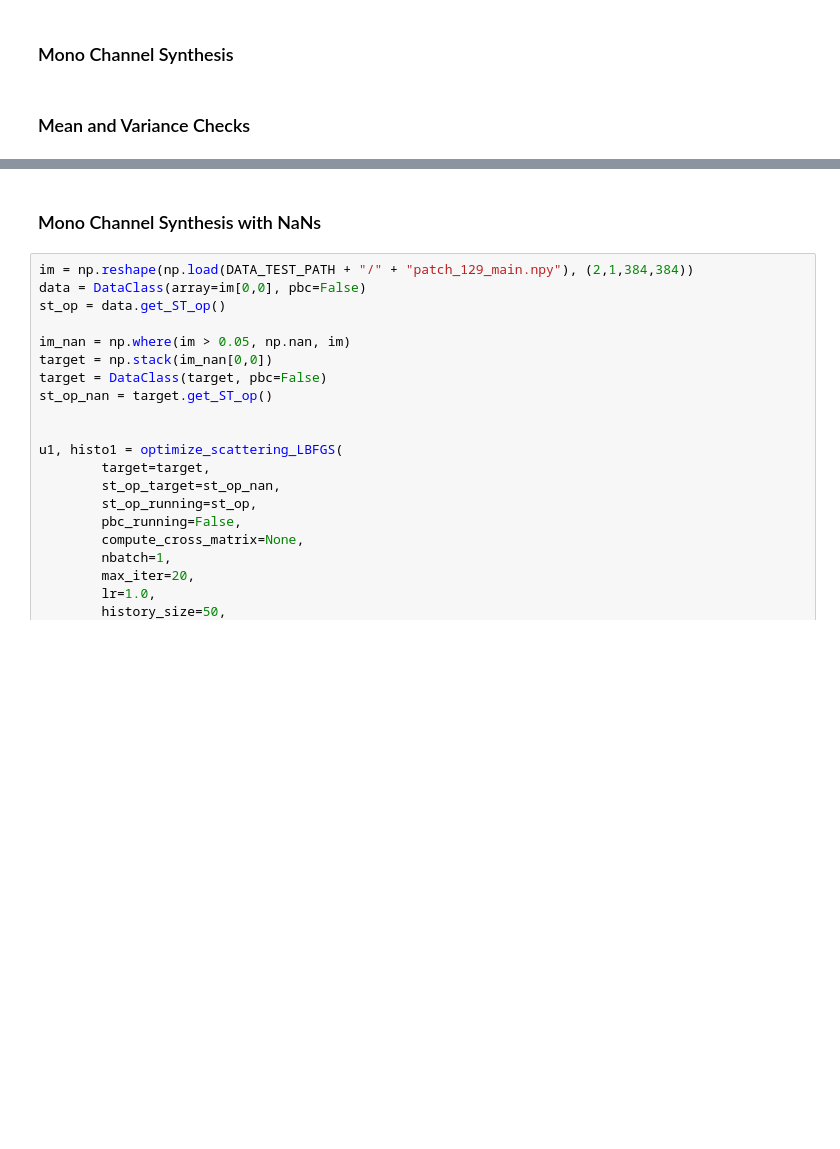
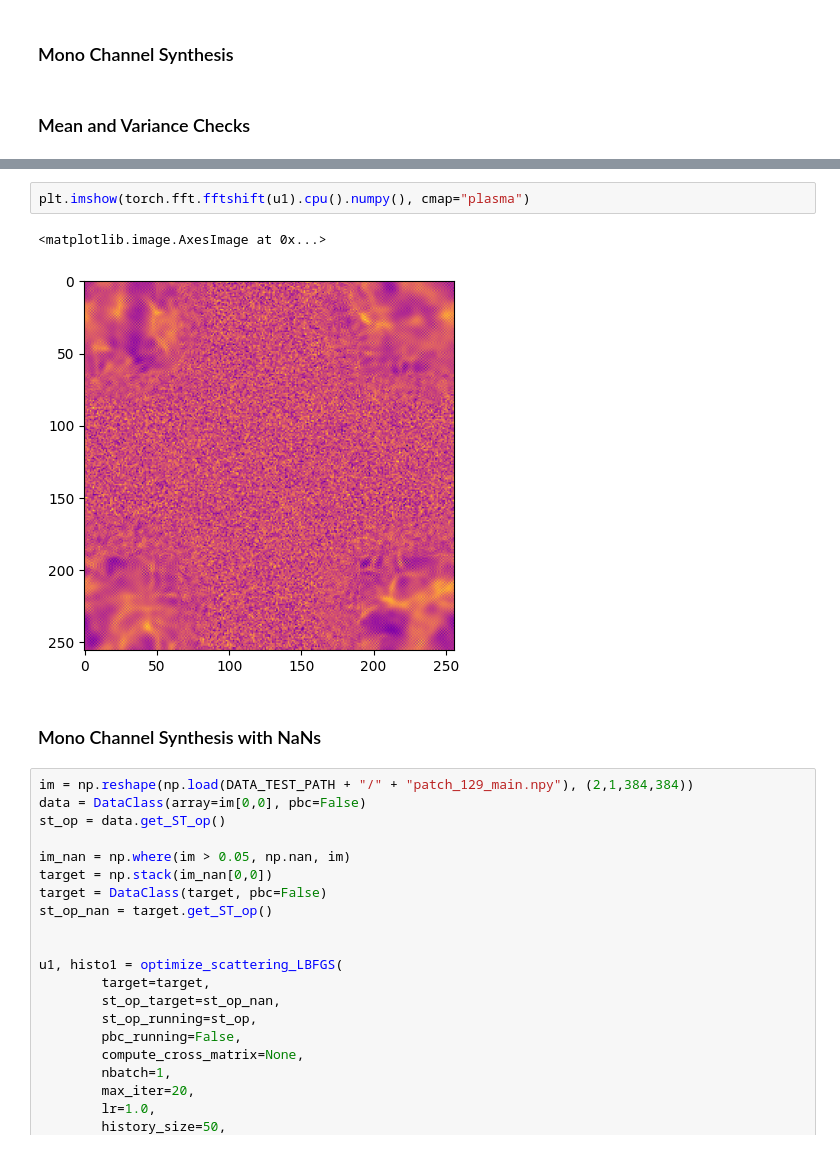
Before and after one commit to camilledussauchoy-glitch/STL-Dev_Camille, a Jupyter notebook: docs/user_notebook.ipynb, the cells around one changed output, grey strips where cells are left out. Cells and saved outputs as stored; diff of their text form; blank space fills up the shorter version.

```diff
--- a/docs/user_notebook.ipynb
+++ b/docs/user_notebook.ipynb
@@ -295,3 +310,8 @@ plt.show()
+# %%
+plt.imshow(torch.fft.fftshift(u1).cpu().numpy(), cmap="plasma")
+# %% [output]
+<matplotlib.image.AxesImage at 0x...>
+[figure, added]
 # %% [markdown]
 ### Mono Channel Synthesis with NaNs
 # %%
```
Also changed, not shown: parts of 15 cells of this notebook, 5 other files.
